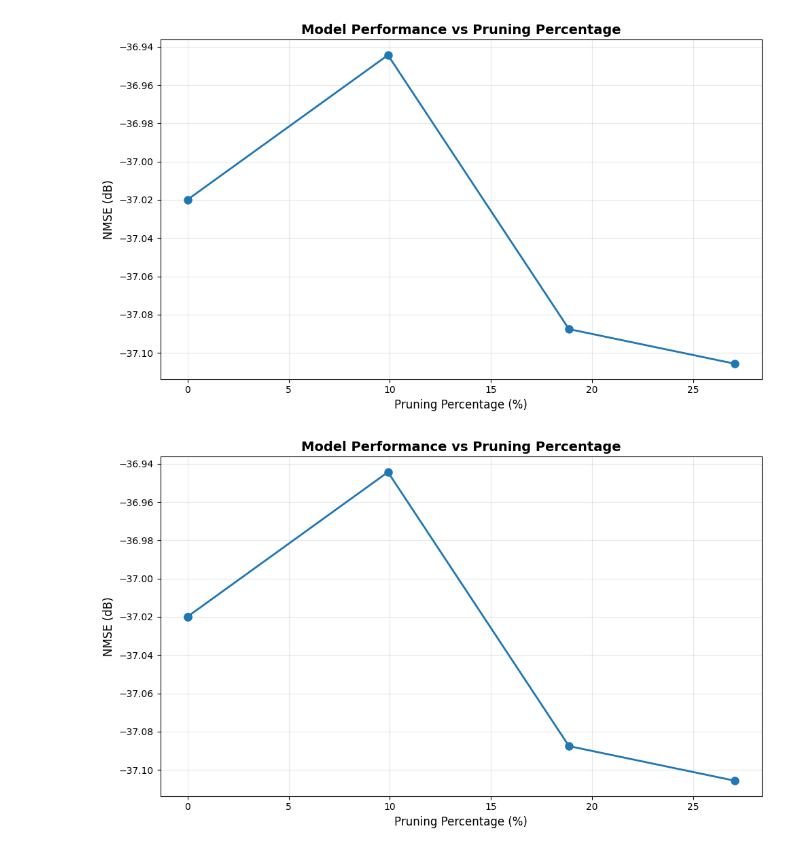
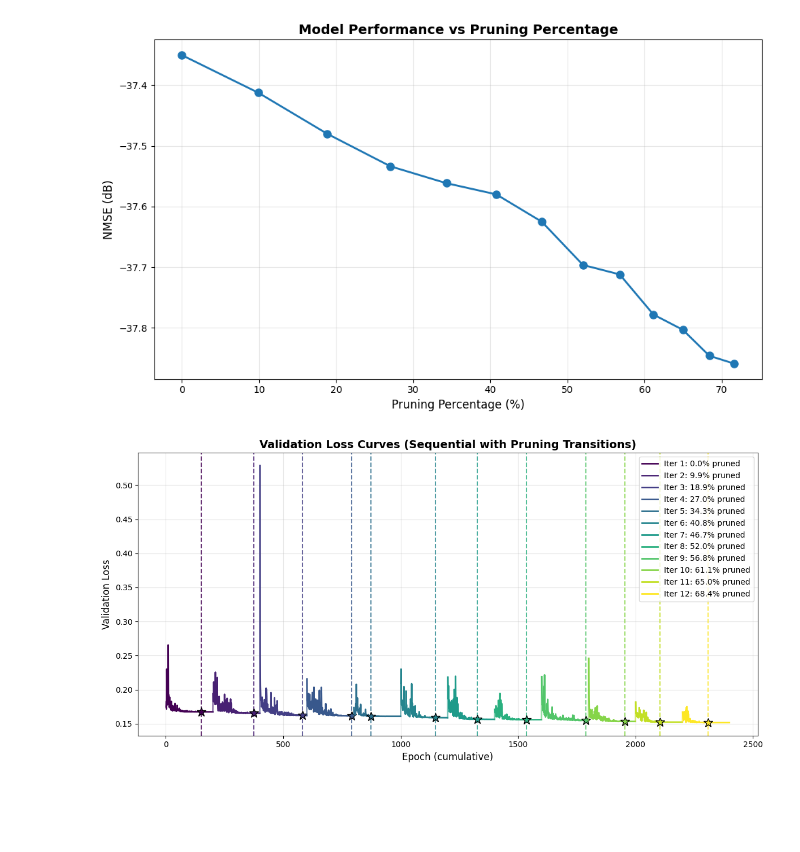
Before and after one commit to aquigney/sparseDPD, a Jupyter notebook: refactored_notebook.ipynb, the cells around one changed output. Cells and saved outputs as stored; diff of their text form; code cells hidden in the pictures; blank space fills up the shorter version.

```diff
--- a/refactored_notebook.ipynb
+++ b/refactored_notebook.ipynb
@@ -9,7 +9,7 @@ from sparseDPD import LinearExperiment
 # %%
 # Train Volterra and NN forward models on simple dataset
 
-simpleDataManager = DataManager(filepath='PA_IO.mat', num_training_points=5000, num_validaiton_points=5000, num_test_points=2000)
+simpleDataManager = DataManager(filepath='PA_IO.mat', num_training_points=10000, num_validaiton_points=10000, num_test_points=2000)
 
 # Setup a volterra model and a volterra inverse
 volterra_forward_model = Volterra(num_nl_orders=5, num_memory_levels=3, dataset=simpleDataManager.training_dataset)
@@ -18,8 +18,9 @@ print(f" Volterra NMSE: {volterra_forward_model.calculate_volterra_nmse(simpleDa
 
 # Test NN forward performance
 forward_nn = NeuralNetwork(num_memory_levels=7, model_type='PNTDNN', forward_model=True)
-train_losses_fwd, valid_losses_fwd, best_epoch_fwd = forward_nn.get_best_model(num_epochs=500, training_dataset=simpleDataManager.training_dataset, validation_dataset=simpleDataManager.validation_dataset, learning_rate=1e-2)
+train_losses_fwd, valid_losses_fwd, best_epoch_fwd = forward_nn.get_best_model(num_epochs=200, training_dataset=simpleDataManager.training_dataset, validation_dataset=simpleDataManager.validation_dataset, learning_rate=1e-2)
 # Print NMSE for forward model
 fwd_nmse = forward_nn.calculate_forward_nmse(simpleDataManager.test_dataset)
 print(f"NN Forward Model NMSE: {fwd_nmse:.2f} dB")
+forward_nn.plot_valid_curve(valid_losses_fwd, best_epoch_fwd)
 # %% [output]
@@ -43,6 +45,6 @@ NN Forward Model NMSE: -37.02 dB
 # %%
 # Run linear pruning experiment on simple dataset
-exp = LinearExperiment(forward_nn, 3, 0.1, 50, simpleDataManager.get_training_data(), simpleDataManager.get_validation_data(), simpleDataManager.get_test_data())
+exp = LinearExperiment(forward_nn, 12, 0.1, 200, simpleDataManager.get_training_data(), simpleDataManager.get_validation_data(), simpleDataManager.get_test_data())
 
 exp.run()
 # %% [output]
@@ -66,5 +68,5 @@ NMSE: -37.1057 dB
-[figure, old version]
+[figure, new version]
-[figure, old version]
+[figure, new version]
 # %%
 # Use OpenDPD dataset, store the folder containing the csv files
 openDPD_folder = 'OpenDPD_datasets/DPA_200MHz'
```
Also changed, not shown: parts of 5 cells of this notebook, 3 other files.
